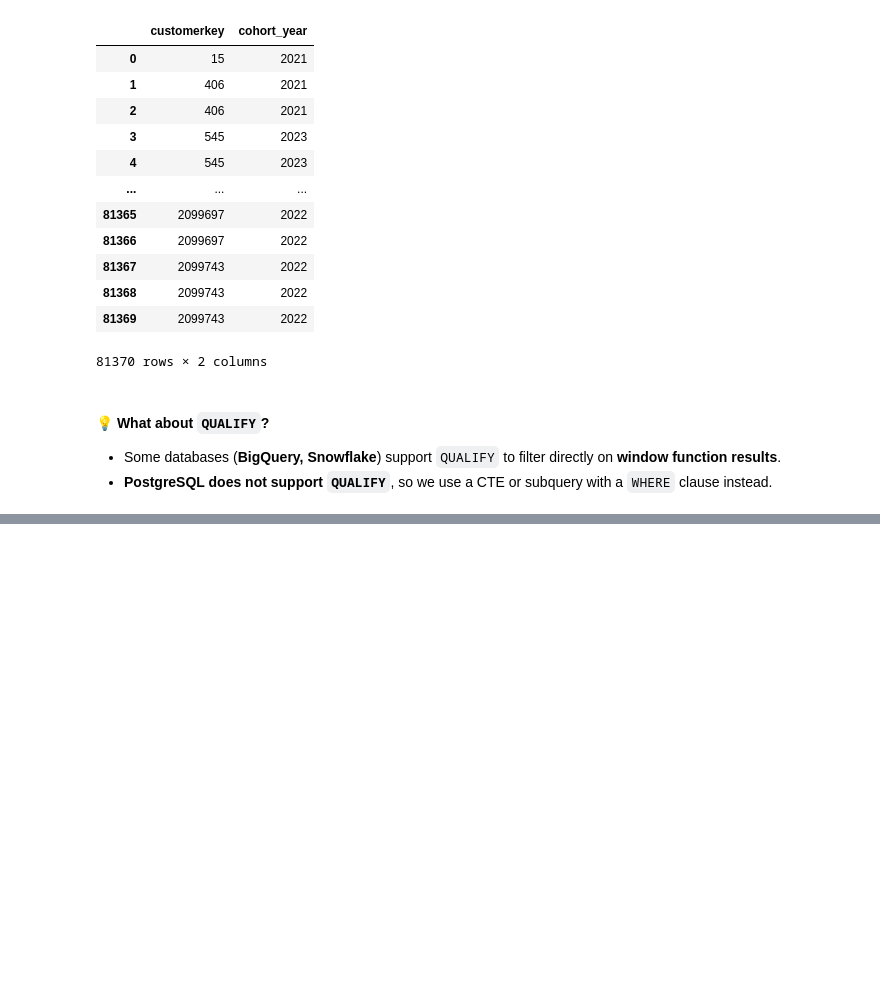
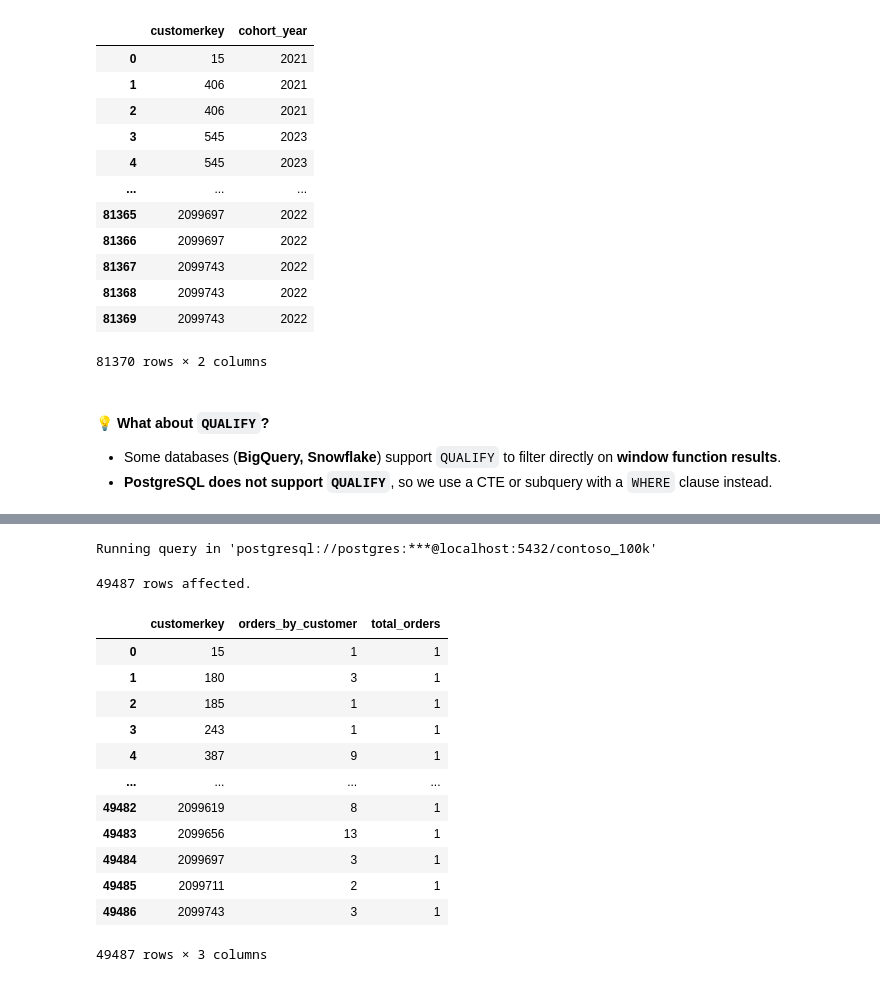
Before and after one commit to mgamzec/SQL_Data_Analytics_Project, a Jupyter notebook: 3_Windows_Functions/2_Aggregation.ipynb, the cells around one changed output, grey strips where cells are left out. Drawn from its saved outputs; the diff is of its cells as text; code cells hidden in the pictures; blank space fills up the shorter version.

```diff
--- a/3_Windows_Functions/2_Aggregation.ipynb
+++ b/3_Windows_Functions/2_Aggregation.ipynb
@@ -537,0 +555,25 @@ Running query in 'postgresql://postgres:***@localhost:5432/contoso_100k'
+# %%
+%%sql
+
+SELECT
+    customerkey,
+    COUNT(*) as orders_by_customer,
+    COUNT(*) OVER(PARTITION BY customerkey) as total_orders  -- This will give wrong results!
+FROM sales
+GROUP BY customerkey
+# %% [output]
+Running query in 'postgresql://postgres:***@localhost:5432/contoso_100k'
+49487 rows affected.
+|  | customerkey | orders_by_customer | total_orders |
+| 0 | 15 | 1 | 1 |
+| 1 | 180 | 3 | 1 |
+| 2 | 185 | 1 | 1 |
+| 3 | 243 | 1 | 1 |
+| 4 | 387 | 9 | 1 |
+| ... | ... | ... | ... |
+| 49482 | 2099619 | 8 | 1 |
+| 49483 | 2099656 | 13 | 1 |
+| 49484 | 2099697 | 3 | 1 |
+| 49485 | 2099711 | 2 | 1 |
+| 49486 | 2099743 | 3 | 1 |
+49487 rows × 3 columns
```
Also changed, not shown: parts of 4 cells of this notebook.
